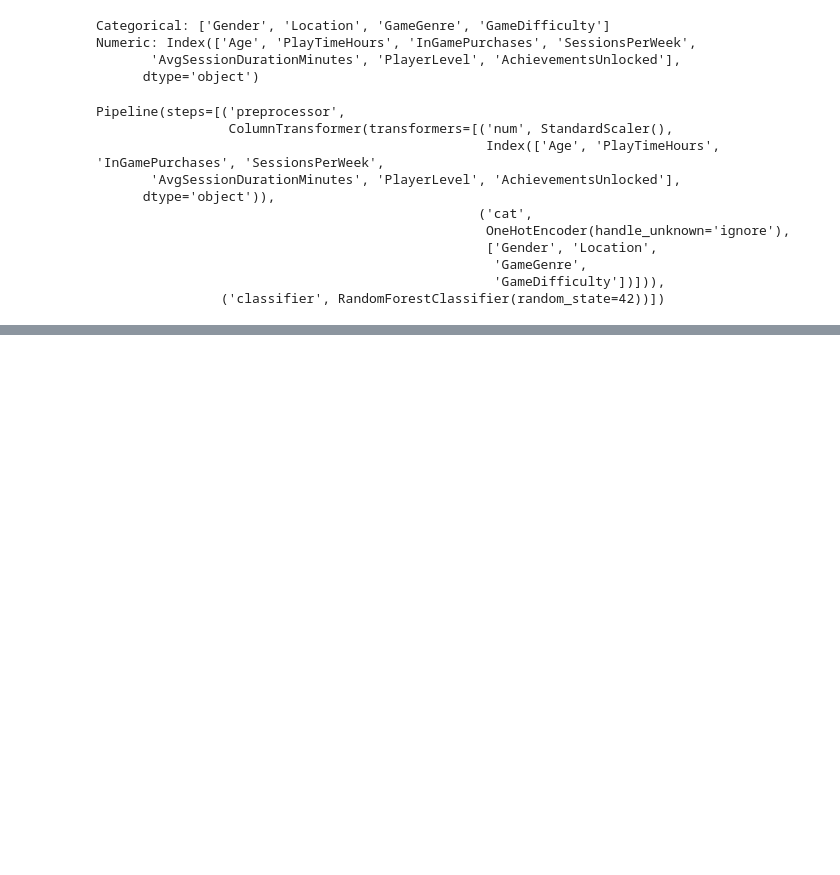
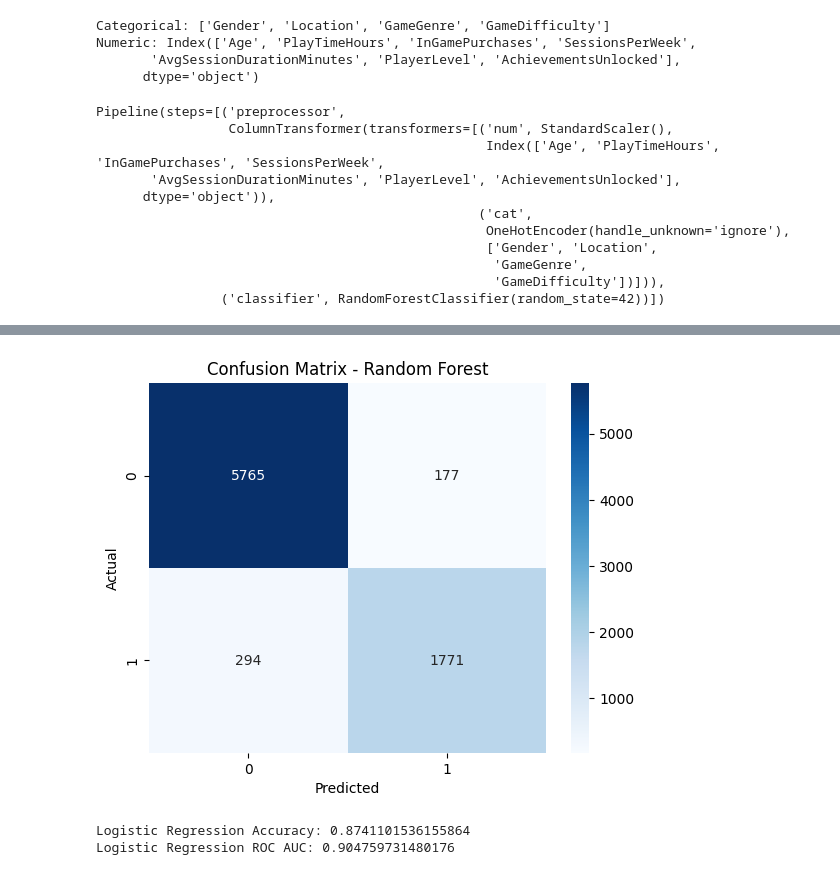
Before and after one commit to ParrvLuthra22/playerchurndataPrediction, a Jupyter notebook: PlayerChurnPrediction.ipynb, the cells around one changed output, grey strips where cells are left out. Saved outputs shown, nothing was run; the diff lists cells and outputs as text; code cells hidden in the pictures; blank space fills up the shorter version.

Commit message:
Added Logistic Regression

```diff
--- a/PlayerChurnPrediction.ipynb
+++ b/PlayerChurnPrediction.ipynb
@@ -174,3 +174,16 @@ Pipeline(steps=[('preprocessor',
                                                    'GameGenre',
                                                    'GameDifficulty'])])),
                 ('classifier', RandomForestClassifier(random_state=42))])
+# %%
+from sklearn.metrics import accuracy_score, classification_report, roc_auc_score, confusion_matrix
+import seaborn as sns
+import matplotlib.pyplot as plt
+
+y_pred = rf_model.predict(X_test)
+y_prob = rf_model.predict_proba(X_test)[:, 1]
+
+print("Random Forest Accuracy:", accuracy_score(y_test, y_pred))
+print("Random Forest ROC AUC:", roc_auc_score(y_test, y_prob))
+
+print("\nClassification Report:\n")
+print(classification_report(y_test, y_pred))
@@ -176,0 +204,28 @@ Pipeline(steps=[('preprocessor',
+# %%
+cm = confusion_matrix(y_test, y_pred)
+
+sns.heatmap(cm, annot=True, fmt="d", cmap="Blues")
+plt.title("Confusion Matrix - Random Forest")
+plt.xlabel("Predicted")
+plt.ylabel("Actual")
+plt.show()
+# %% [output]
+[figure, added]
+# %%
+from sklearn.linear_model import LogisticRegression
+
+lr_model = Pipeline(steps=[
+    ("preprocessor", preprocessor),
+    ("classifier", LogisticRegression(max_iter=1000))
+])
+
+lr_model.fit(X_train, y_train)
+
+y_pred_lr = lr_model.predict(X_test)
+y_prob_lr = lr_model.predict_proba(X_test)[:, 1]
+
+print("Logistic Regression Accuracy:", accuracy_score(y_test, y_pred_lr))
+print("Logistic Regression ROC AUC:", roc_auc_score(y_test, y_prob_lr))
+# %% [output]
+Logistic Regression Accuracy: 0.8741101536155864
+Logistic Regression ROC AUC: 0.904759731480176
```
Also changed, not shown: parts of 1 cell of this notebook.
